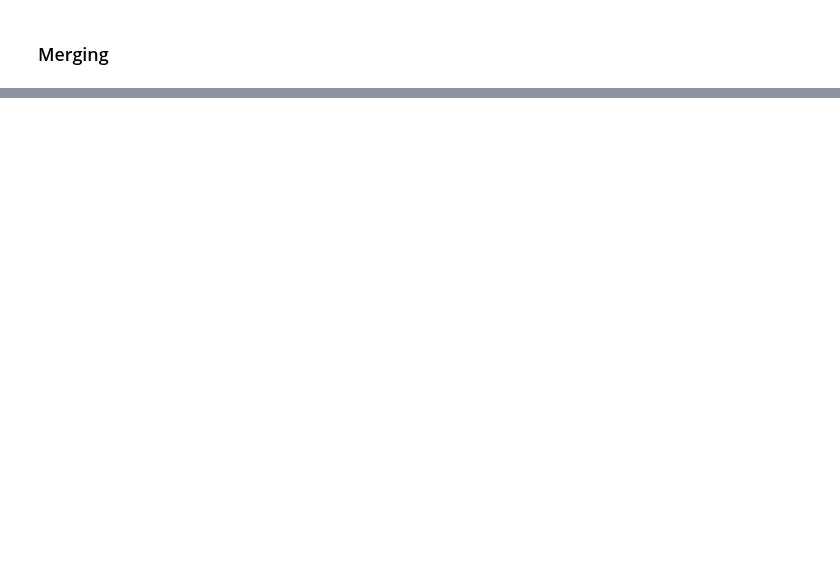
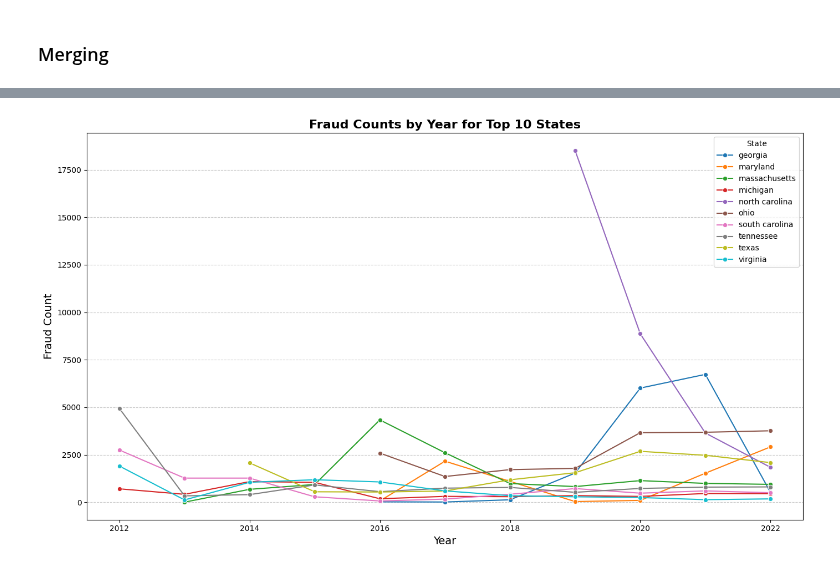
Before and after one commit to ryantangmj/ryantangmj.github.io, a Jupyter notebook: cleanupdata.ipynb, the cells around one changed output, grey strips where cells are left out. Saved outputs shown, nothing was run; the diff lists cells and outputs as text; code cells hidden in the pictures; blank space fills up the shorter version.

```diff
--- a/cleanupdata.ipynb
+++ b/cleanupdata.ipynb
@@ -937,0 +924,10 @@ Feature Importances:
+# %%
+# Aggregate total fraud counts by state
+fraud_by_state = cargo_fraud.groupby('State').size().reset_index(name='Fraud_Count')
+
+# Sort states by fraud counts in descending order
+fraud_by_state = fraud_by_state.sort_values(by='Fraud_Count', ascending=False)
+
+# Display the top 10 states with the highest fraud counts
+print("\nTop 10 States with Highest Fraud Counts:")
+print(fraud_by_state.head(10))
@@ -937,0 +949,8 @@ Feature Importances:
+# %%
+# Filter the dataset for the top 10 high-fraud states
+top_states = fraud_by_state.head(10)['State']
+filtered_cargo_fraud = cargo_fraud[cargo_fraud['State'].isin(top_states)]
+
+# Display the first few rows of the filtered dataset
+print("\nFiltered dataset for high-fraud states:")
+print(filtered_cargo_fraud.head())
@@ -937,0 +975,16 @@ Feature Importances:
+# %%
+# Aggregate fraud counts by state and year
+fraud_trend = filtered_cargo_fraud.groupby(['State', 'Year']).size().reset_index(name='Fraud_Count')
+
+# Visualize trends for top states
+plt.figure(figsize=(14, 8))
+sns.lineplot(data=fraud_trend, x='Year', y='Fraud_Count', hue='State', marker='o')
+plt.title('Fraud Counts by Year for Top 10 States', fontsize=16, weight='bold')
+plt.xlabel('Year', fontsize=14)
+plt.ylabel('Fraud Count', fontsize=14)
+plt.legend(title='State')
+plt.grid(axis='y', linestyle='--', alpha=0.7)
+plt.tight_layout()
+plt.show()
+# %% [output]
+[figure, added]
```
Also changed, not shown: parts of 25 cells of this notebook.
